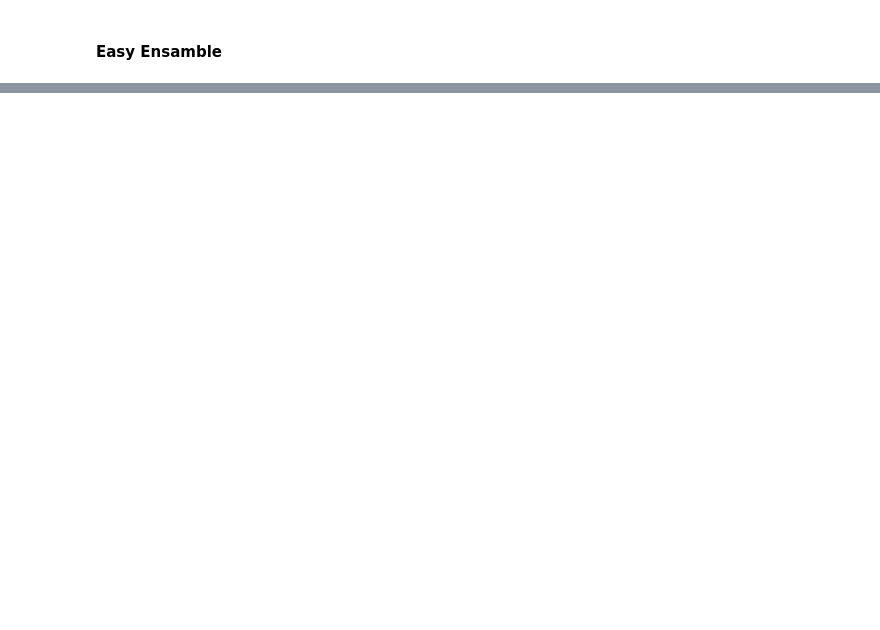
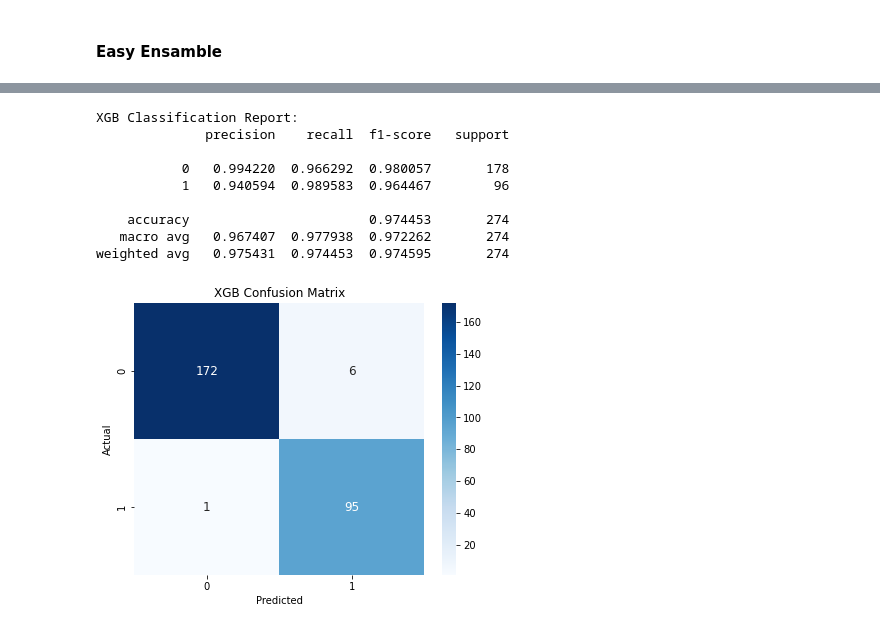
Before and after one commit to Anuvathan/Breast_Cancer_Benign_Malign_Prediction, a Jupyter notebook: main.ipynb, the cells around one changed output, grey strips where cells are left out. Saved outputs shown, nothing was run; the diff lists cells and outputs as text; code cells hidden in the pictures; blank space fills up the shorter version.

```diff
--- a/main.ipynb
+++ b/main.ipynb
@@ -1680,0 +1730,3 @@ print(f"Standard Deviation: {std_accuracy:.6f}")
+# %%
+# Fit XGB model for train set
+ensemble_classifier.fit(X_train, y_train)
@@ -1680,0 +1751,28 @@ print(f"Standard Deviation: {std_accuracy:.6f}")
+# %%
+# Use the trained XGB model to make predictions on the test data
+y_pred = ensemble_classifier.predict(X_test)
+
+# Print the Classification Report with 4 decimal points
+report = classification_report(y_test, y_pred, digits=6)
+print("XGB Classification Report:")
+print(report)
+
+# Print the Confusion Matrix using a Heatmap
+conf_matrix = confusion_matrix(y_test, y_pred)
+plt.figure(figsize=(6.5, 5))
+sns.heatmap(conf_matrix, annot=True, cmap='Blues', fmt='d', annot_kws={"size": 12})
+plt.xlabel('Predicted')
+plt.ylabel('Actual')
+plt.title('XGB Confusion Matrix')
+plt.show()
+# %% [output]
+XGB Classification Report:
+              precision    recall  f1-score   support
+
+           0   0.994220  0.966292  0.980057       178
+           1   0.940594  0.989583  0.964467        96
+
+    accuracy                       0.974453       274
+   macro avg   0.967407  0.977938  0.972262       274
+weighted avg   0.975431  0.974453  0.974595       274
+[figure, added]
```
Also changed, not shown: parts of 18 cells of this notebook.
